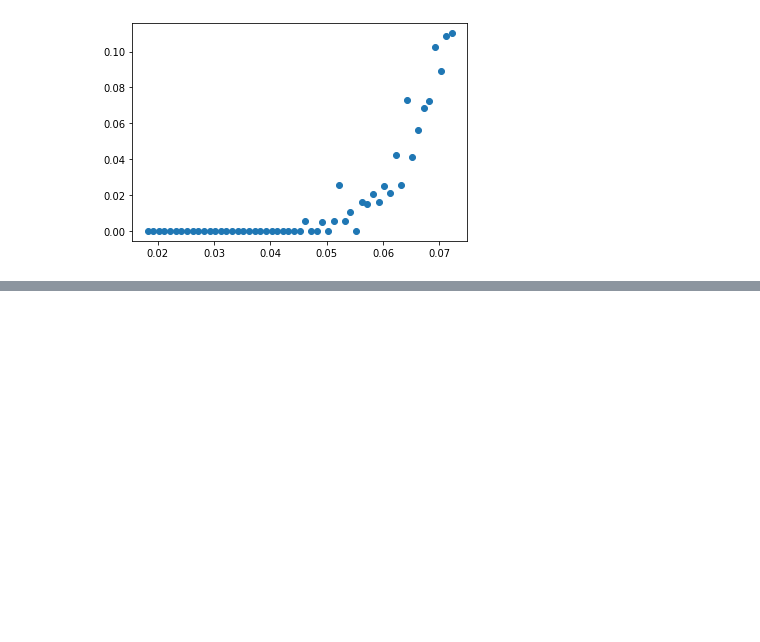
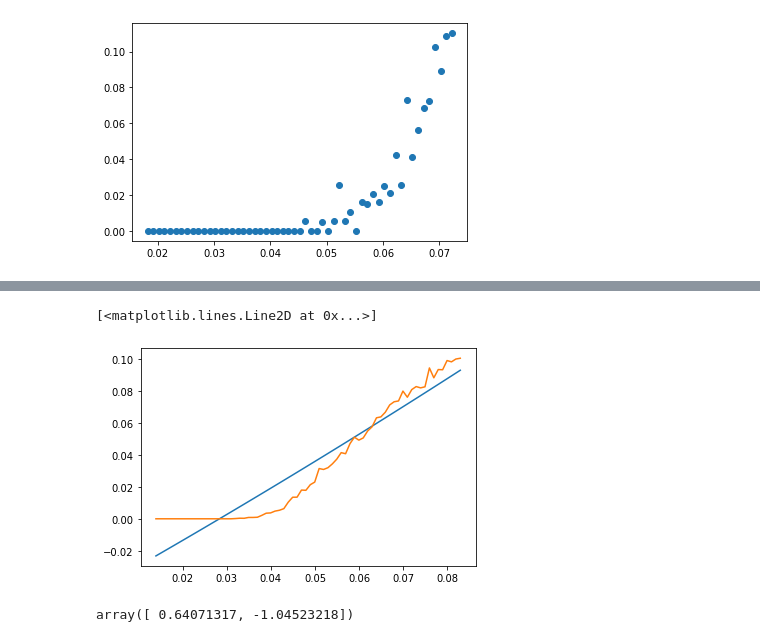
Before and after one commit to Zelenyy/phd-code, a Jupyter notebook: notebooks/21.RREA_1.ipynb, the cells around one changed output, grey strips where cells are left out. Saved outputs shown, nothing was run; the diff lists cells and outputs as text; code cells hidden in the pictures; blank space fills up the shorter version.

```diff
--- a/notebooks/21.RREA_1.ipynb
+++ b/notebooks/21.RREA_1.ipynb
@@ -155,0 +198,15 @@ plt.plot(energy, k, "o")
+# %%
+def sigmoid(x, alpha, beta):
+    return np.exp(x/alpha) + beta
+
+popt, _ = curve_fit(sigmoid, x,y, [1.0, 0.0])
+# %%
+plt.plot(x, sigmoid(x, *popt))
+plt.plot(x,y)
+# %% [output]
+[<matplotlib.lines.Line2D at 0x...>]
+[figure, added]
+# %%
+popt
+# %% [output]
+array([ 0.64071317, -1.04523218])
```
Also changed, not shown: parts of 11 cells of this notebook, 3 other files.
